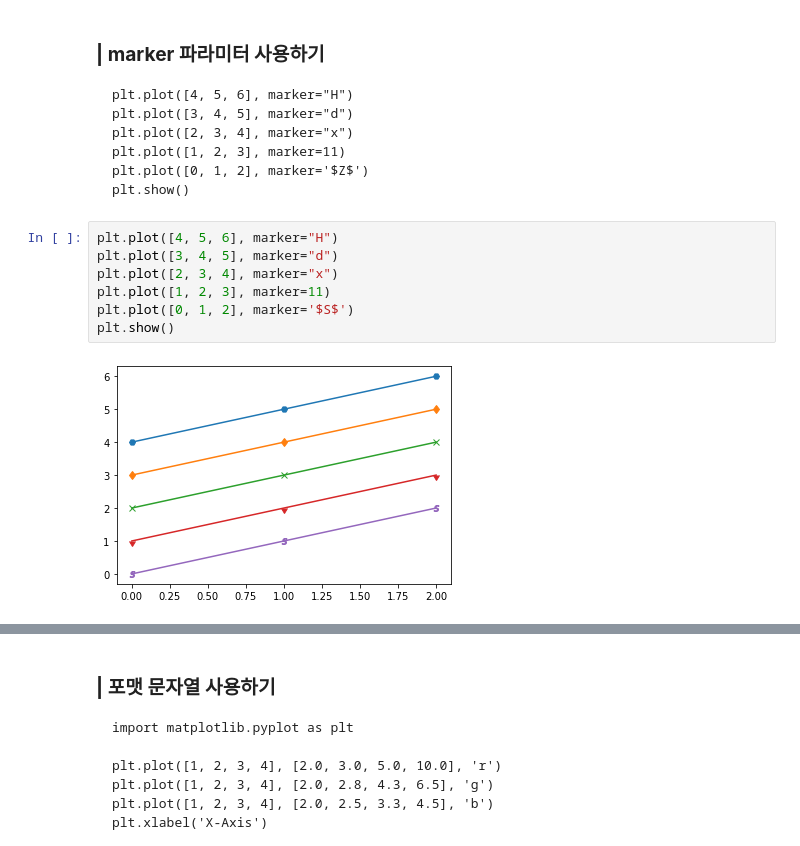
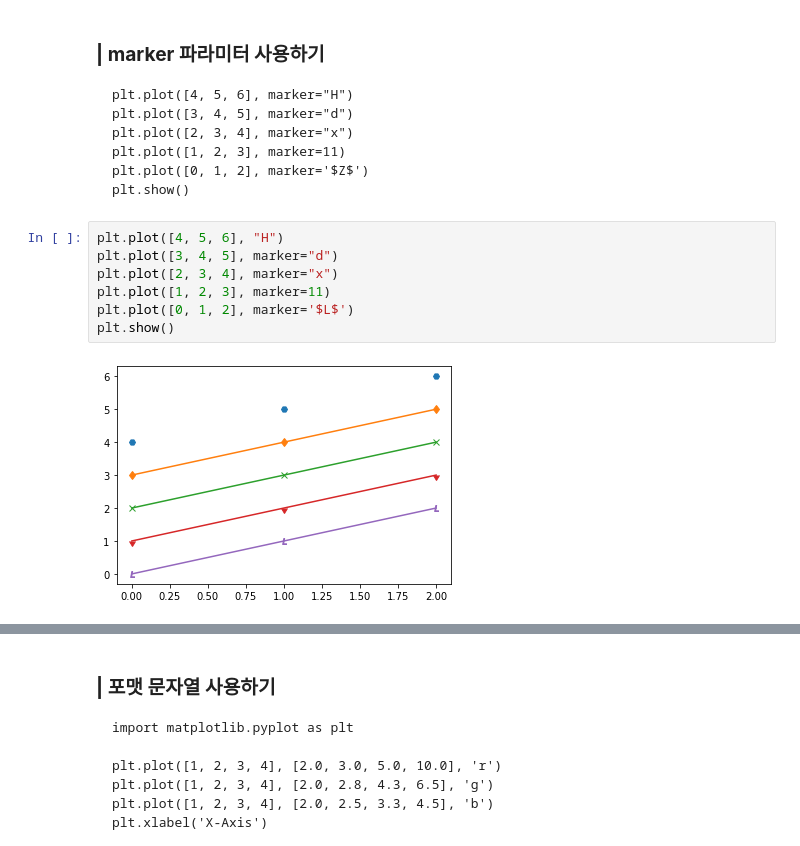
Before and after one commit to PomesHouse/SkillTreePython-DataAnalysis, a Jupyter notebook: 02.데이터시각화/ch02_01_Matplotib기본.ipynb, the cells around one changed output, grey strips where cells are left out. Drawn from its saved outputs; the diff is of its cells as text.

````diff
--- a/02.데이터시각화/ch02_01_Matplotib기본.ipynb
+++ b/02.데이터시각화/ch02_01_Matplotib기본.ipynb
@@ -783,14 +793,14 @@ plt.plot([0, 1, 2], marker='$Z$')
 plt.show()
 ```
 # %%
-plt.plot([4, 5, 6], marker="H")
+plt.plot([4, 5, 6], "H")
 plt.plot([3, 4, 5], marker="d")
 plt.plot([2, 3, 4], marker="x")
 plt.plot([1, 2, 3], marker=11)
-plt.plot([0, 1, 2], marker='$S$')
+plt.plot([0, 1, 2], marker='$L$')
 plt.show()
 # %% [output]
-[figure, old version]
+[figure, new version]
 # %% [markdown]
 ---
 ## **08. 색상 지정하기**
````
Also changed, not shown: parts of 17 cells of this notebook.
